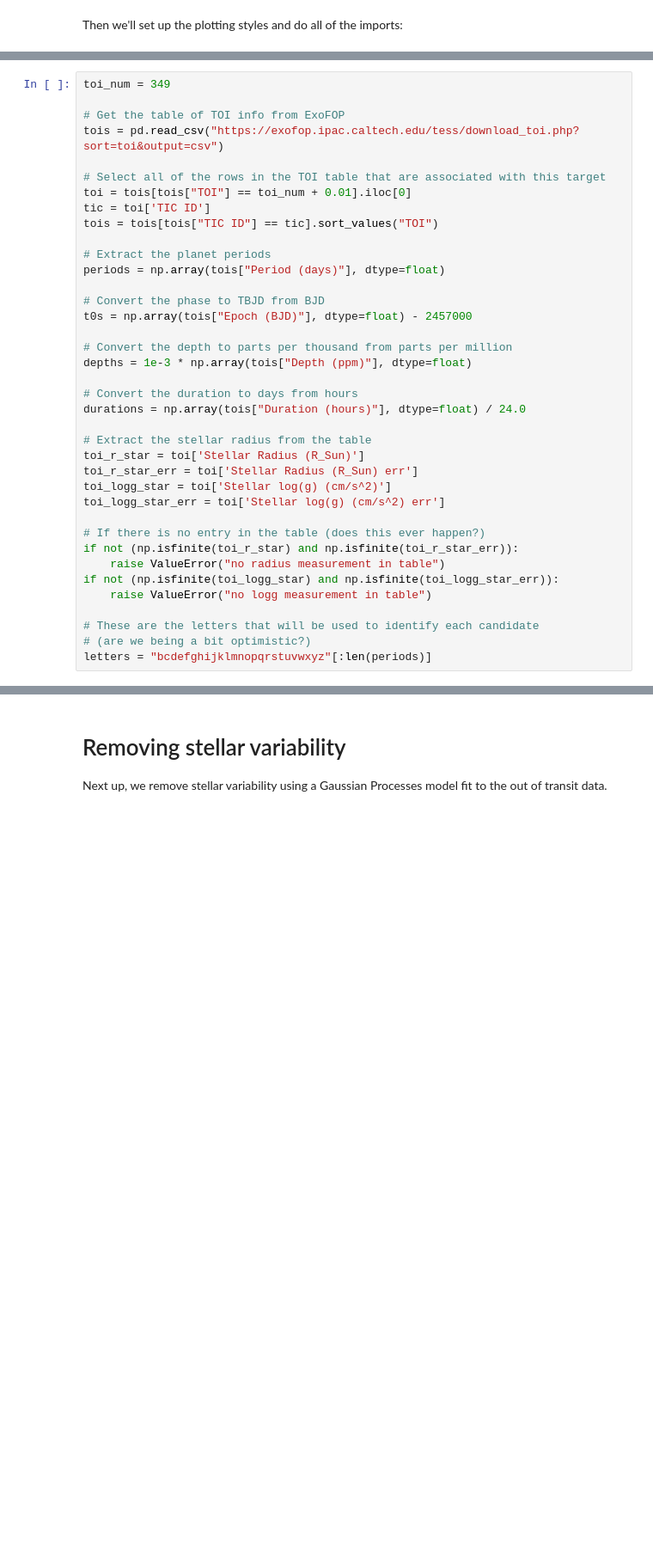
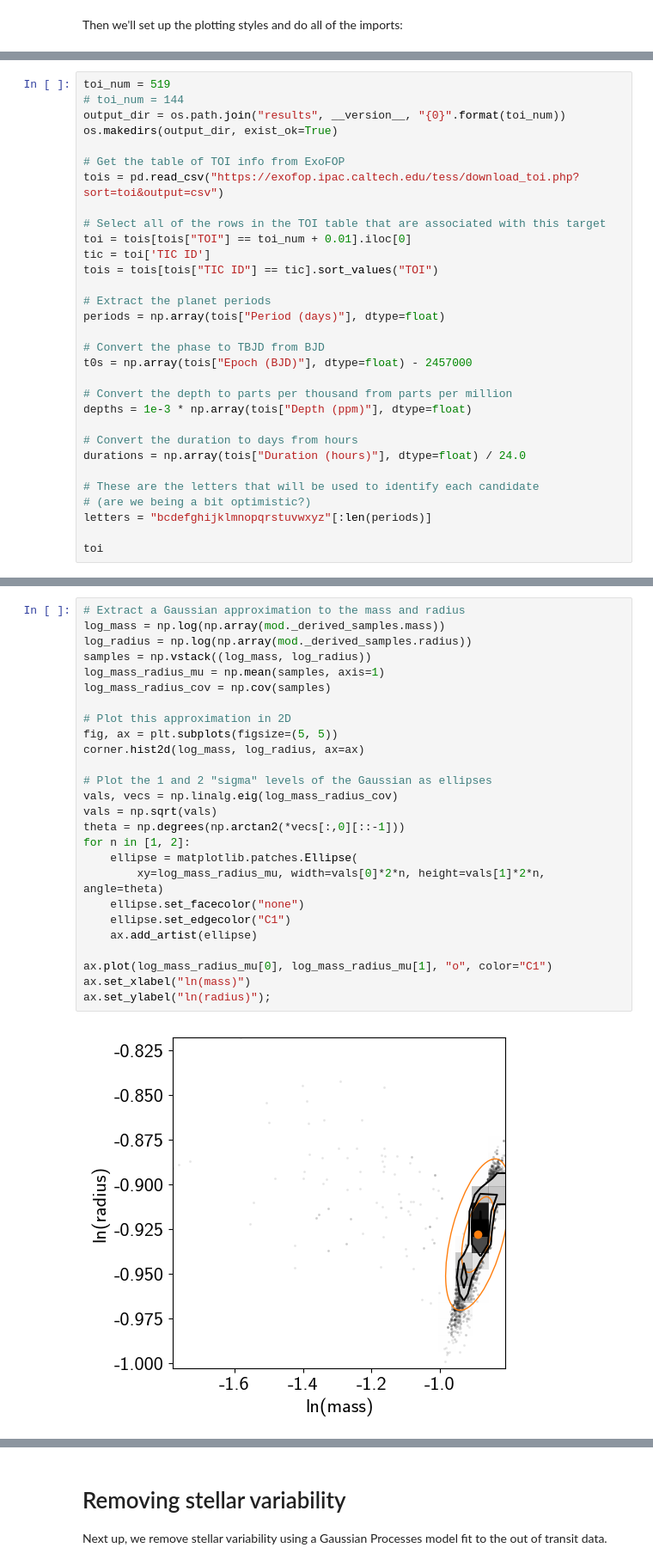
Before and after one commit to dfm/tess-atlas, a Jupyter notebook: template.ipynb, the cells around one changed output, grey strips where cells are left out. Shown at 86% size. Saved outputs shown, nothing was run; the diff lists cells and outputs as text; blank space fills up the shorter version.

```diff
--- a/template.ipynb
+++ b/template.ipynb
@@ -77,7 +101,10 @@ import theano.tensor as tt
 
 Next, we grab the TOI list from [ExoFOP](https://exofop.ipac.caltech.edu/tess/) to get the information about the system:
 # %%
-toi_num = 349
+toi_num = 519
+# toi_num = 144
+output_dir = os.path.join("results", __version__, "{0}".format(toi_num))
+os.makedirs(output_dir, exist_ok=True)
 
 # Get the table of TOI info from ExoFOP
 tois = pd.read_csv("https://exofop.ipac.caltech.edu/tess/download_toi.php?sort=toi&output=csv")
@@ -99,18 +126,8 @@ depths = 1e-3 * np.array(tois["Depth (ppm)"], dtype=float)
 # Convert the duration to days from hours
 durations = np.array(tois["Duration (hours)"], dtype=float) / 24.0
 
-# Extract the stellar radius from the table
-toi_r_star = toi['Stellar Radius (R_Sun)']
-toi_r_star_err = toi['Stellar Radius (R_Sun) err']
-toi_logg_star = toi['Stellar log(g) (cm/s^2)']
-toi_logg_star_err = toi['Stellar log(g) (cm/s^2) err']
-
-# If there is no entry in the table (does this ever happen?)
-if not (np.isfinite(toi_r_star) and np.isfinite(toi_r_star_err)):
-    raise ValueError("no radius measurement in table")
-if not (np.isfinite(toi_logg_star) and np.isfinite(toi_logg_star_err)):
-    raise ValueError("no logg measurement in table")
-
 # These are the letters that will be used to identify each candidate
 # (are we being a bit optimistic?)
 letters = "bcdefghijklmnopqrstuvwxyz"[:len(periods)]
+
+toi
@@ -117 +224,29 @@ letters = "bcdefghijklmnopqrstuvwxyz"[:len(periods)]
+# %%
+# Extract a Gaussian approximation to the mass and radius
+log_mass = np.log(np.array(mod._derived_samples.mass))
+log_radius = np.log(np.array(mod._derived_samples.radius))
+samples = np.vstack((log_mass, log_radius))
+log_mass_radius_mu = np.mean(samples, axis=1)
+log_mass_radius_cov = np.cov(samples)
+
+# Plot this approximation in 2D
+fig, ax = plt.subplots(figsize=(5, 5))
+corner.hist2d(log_mass, log_radius, ax=ax)
+
+# Plot the 1 and 2 "sigma" levels of the Gaussian as ellipses
+vals, vecs = np.linalg.eig(log_mass_radius_cov)
+vals = np.sqrt(vals)
+theta = np.degrees(np.arctan2(*vecs[:,0][::-1]))
+for n in [1, 2]:
+    ellipse = matplotlib.patches.Ellipse(
+        xy=log_mass_radius_mu, width=vals[0]*2*n, height=vals[1]*2*n, angle=theta)
+    ellipse.set_facecolor("none")
+    ellipse.set_edgecolor("C1")
+    ax.add_artist(ellipse)
+
+ax.plot(log_mass_radius_mu[0], log_mass_radius_mu[1], "o", color="C1")
+ax.set_xlabel("ln(mass)")
+ax.set_ylabel("ln(radius)");
+# %% [output]
+[figure, added]
 # %% [markdown]
```
Also changed, not shown: parts of 28 cells of this notebook, 5 other files.
